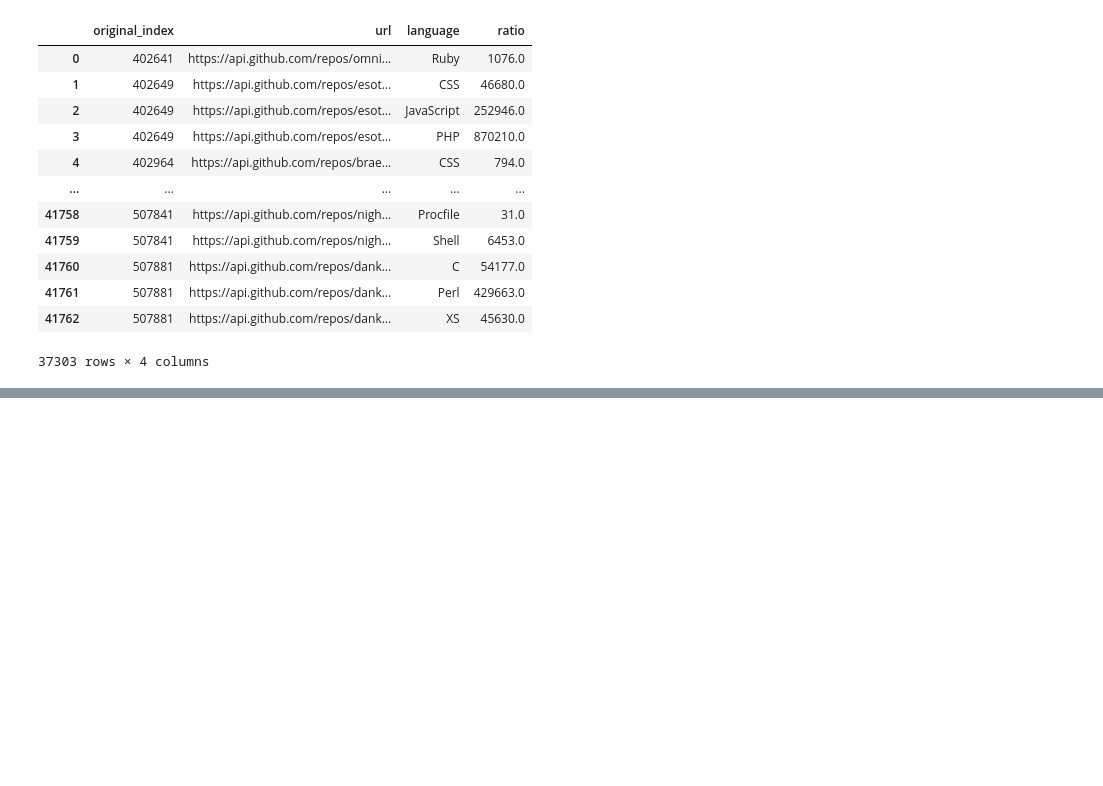
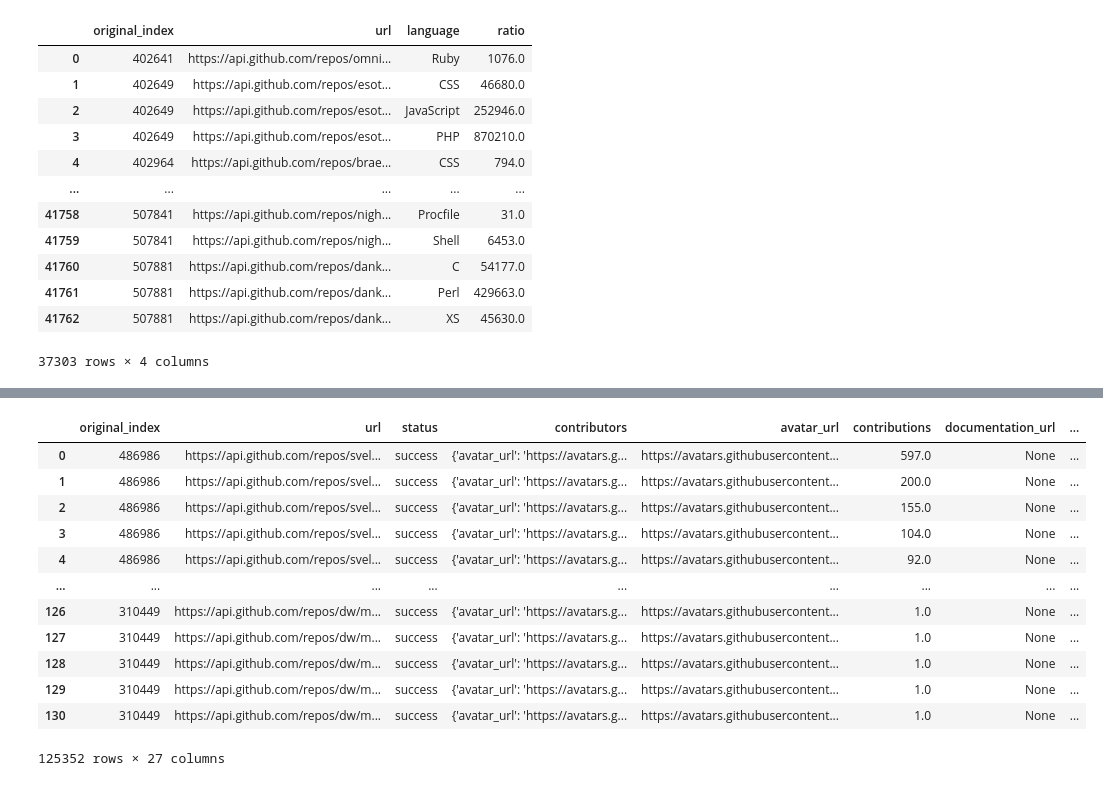
Before and after one commit to karinakanjaria/cyber-etl, a Jupyter notebook: gitlinks/githubDataProcessing.ipynb, the cells around one changed output, grey strips where cells are left out. Cells and saved outputs as stored; diff of their text form; code cells hidden in the pictures; blank space fills up the shorter version.

```diff
--- a/gitlinks/githubDataProcessing.ipynb
+++ b/gitlinks/githubDataProcessing.ipynb
@@ -191,0 +183,22 @@ language_data
+# %%
+contribs = []
+for file in (data_path / "archive").glob("contributors_*.feather"):
+    contribs.append(pd.read_feather(file))
+all_contribs = pd.concat(contribs)
+contributors = all_contribs.contributors.apply(pd.Series)
+all_contributors = pd.concat([all_contribs,contributors], axis=1)
+all_contributors
+# %% [output]
+|  | original_index | url | status | contributors | avatar_url | contributions | documentation_url | ... |
+| 0 | 486986 | https://api.github.com/repos/svel... | success | {'avatar_url': 'https://avatars.g... | https://avatars.githubusercontent... | 597.0 | None | ... |
+| 1 | 486986 | https://api.github.com/repos/svel... | success | {'avatar_url': 'https://avatars.g... | https://avatars.githubusercontent... | 200.0 | None | ... |
+| 2 | 486986 | https://api.github.com/repos/svel... | success | {'avatar_url': 'https://avatars.g... | https://avatars.githubusercontent... | 155.0 | None | ... |
+| 3 | 486986 | https://api.github.com/repos/svel... | success | {'avatar_url': 'https://avatars.g... | https://avatars.githubusercontent... | 104.0 | None | ... |
+| 4 | 486986 | https://api.github.com/repos/svel... | success | {'avatar_url': 'https://avatars.g... | https://avatars.githubusercontent... | 92.0 | None | ... |
+| ... | ... | ... | ... | ... | ... | ... | ... | ... |
+| 126 | 310449 | https://api.github.com/repos/dw/m... | success | {'avatar_url': 'https://avatars.g... | https://avatars.githubusercontent... | 1.0 | None | ... |
+| 127 | 310449 | https://api.github.com/repos/dw/m... | success | {'avatar_url': 'https://avatars.g... | https://avatars.githubusercontent... | 1.0 | None | ... |
+| 128 | 310449 | https://api.github.com/repos/dw/m... | success | {'avatar_url': 'https://avatars.g... | https://avatars.githubusercontent... | 1.0 | None | ... |
+| 129 | 310449 | https://api.github.com/repos/dw/m... | success | {'avatar_url': 'https://avatars.g... | https://avatars.githubusercontent... | 1.0 | None | ... |
+| 130 | 310449 | https://api.github.com/repos/dw/m... | success | {'avatar_url': 'https://avatars.g... | https://avatars.githubusercontent... | 1.0 | None | ... |
+125352 rows × 27 columns
```
Also changed, not shown: parts of 4 cells of this notebook, 2 other files.
